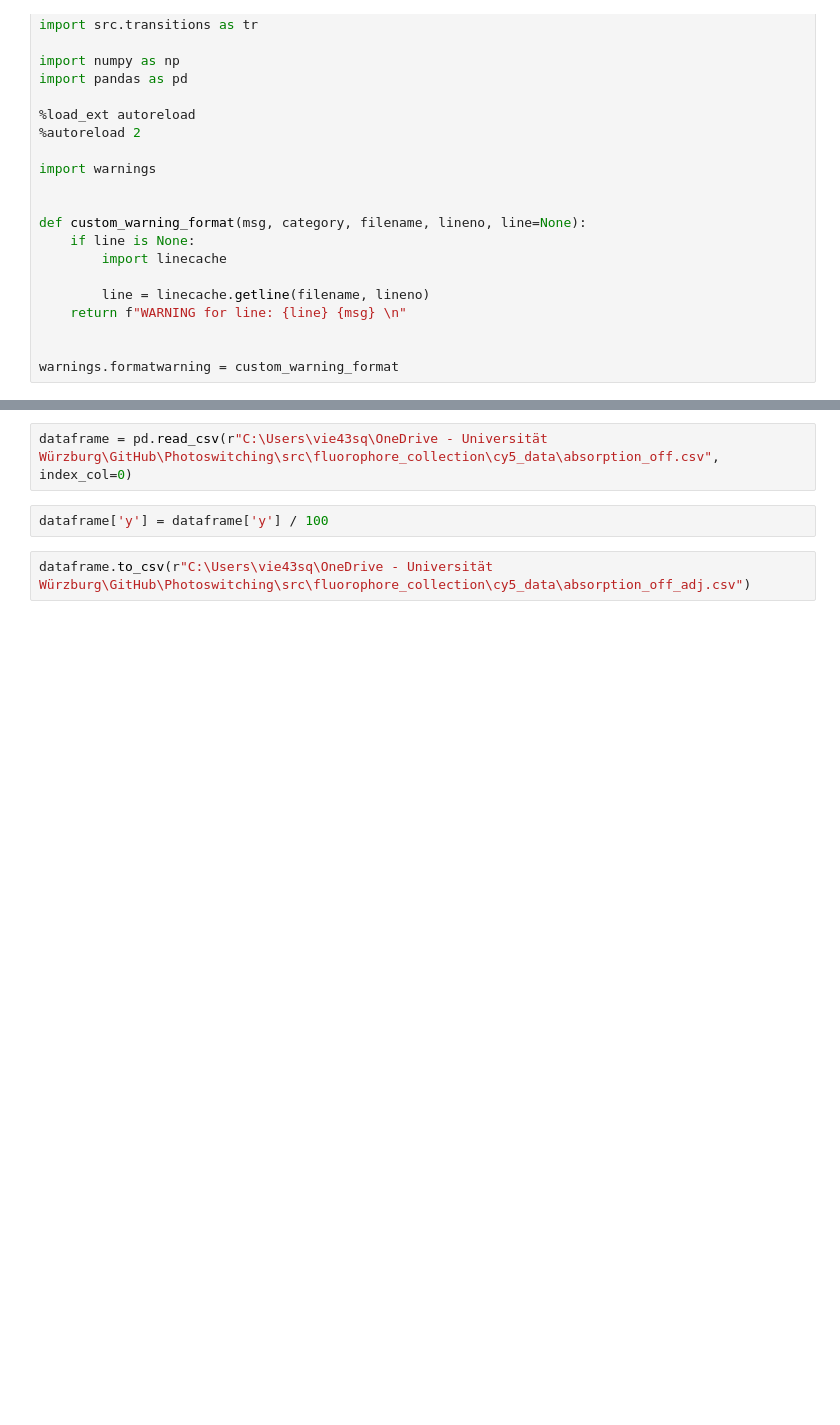
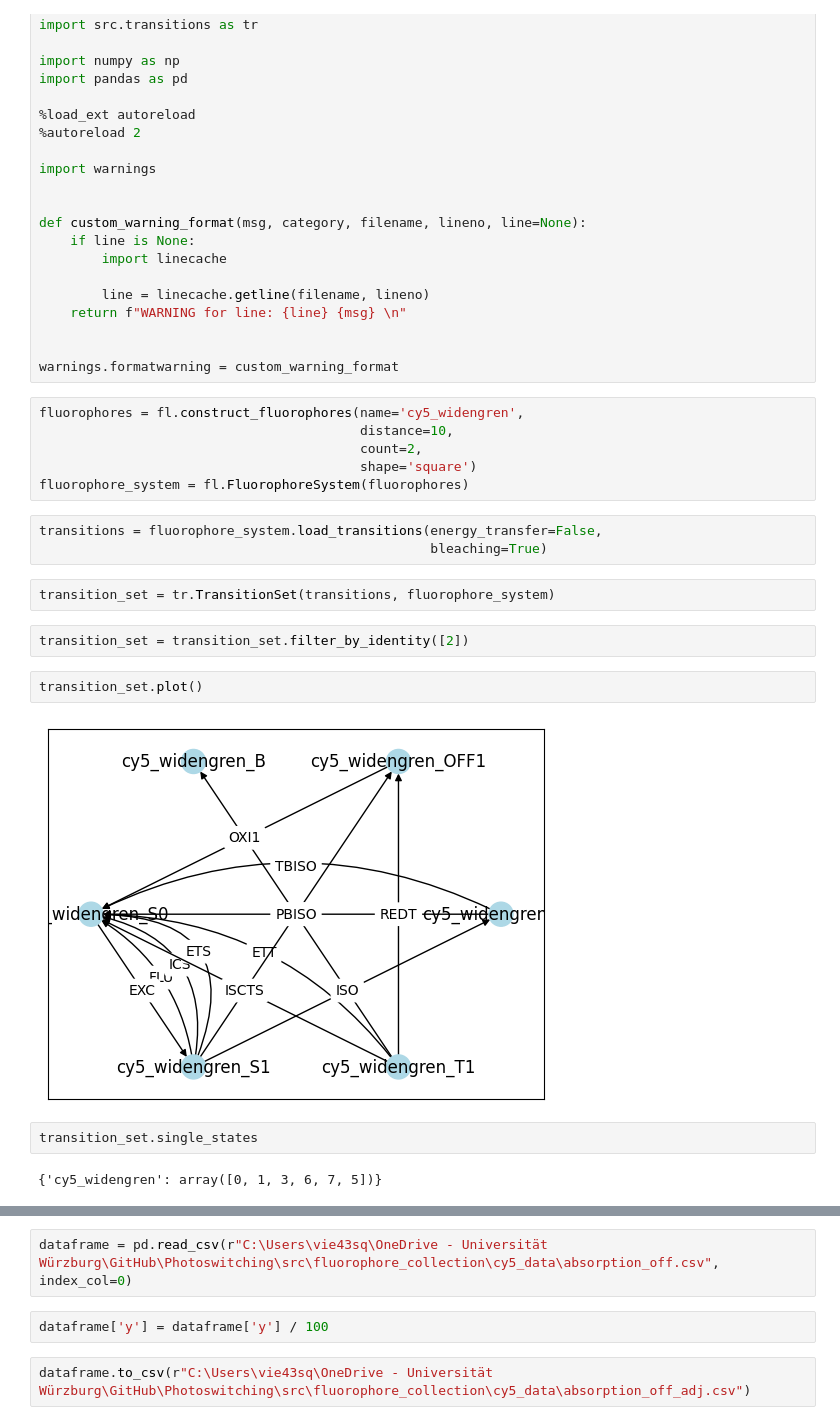
Before and after one commit to super-resolution/Fluopy, a Jupyter notebook: notebooks/trials.ipynb, the cells around one changed output, grey strips where cells are left out. Drawn from its saved outputs; the diff is of its cells as text; blank space fills up the shorter version.

```diff
--- a/notebooks/trials.ipynb
+++ b/notebooks/trials.ipynb
@@ -42,3 +42,24 @@ def custom_warning_format(msg, category, filename, lineno, line=None):
 
 
 warnings.formatwarning = custom_warning_format
+# %%
+fluorophores = fl.construct_fluorophores(name='cy5_widengren',
+                                         distance=10,
+                                         count=2,
+                                         shape='square')
+fluorophore_system = fl.FluorophoreSystem(fluorophores)
+# %%
+transitions = fluorophore_system.load_transitions(energy_transfer=False,
+                                                  bleaching=True)
+# %%
+transition_set = tr.TransitionSet(transitions, fluorophore_system)
+# %%
+transition_set = transition_set.filter_by_identity([2])
+# %%
+transition_set.plot()
+# %% [output]
+[figure, added]
+# %%
+transition_set.single_states
+# %% [output]
+{'cy5_widengren': array([0, 1, 3, 6, 7, 5])}
```
Also changed, not shown: parts of 1 cell of this notebook, 47 other files.
